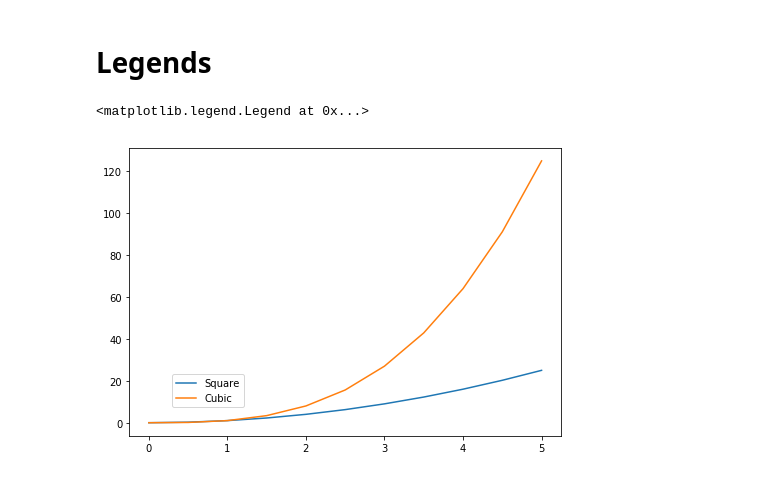
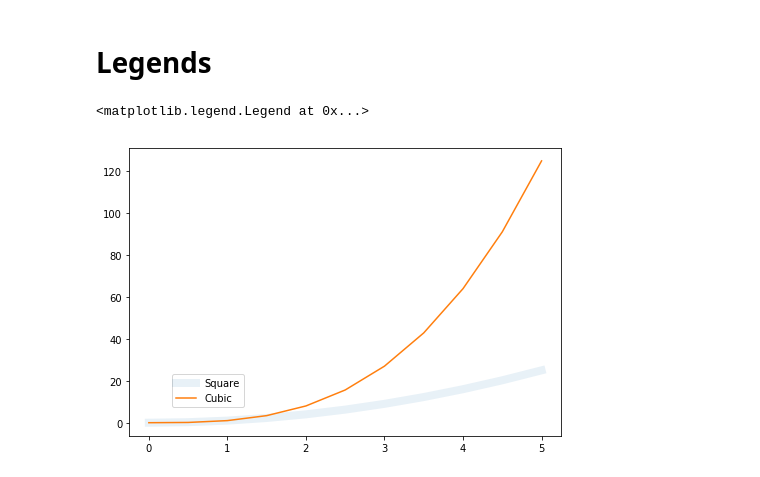
Before and after one commit to btrentini/python_practice, a Jupyter notebook: data_science_bootcamp/#bruno_files/Matplotlib - Part 2 (More Plotting, Axes as Arrays).ipynb, the cells around one changed output. Saved outputs shown, nothing was run; the diff lists cells and outputs as text; code cells hidden in the pictures.

```diff
--- a/data_science_bootcamp/#bruno_files/Matplotlib - Part 2 (More Plotting, Axes as Arrays).ipynb
+++ b/data_science_bootcamp/#bruno_files/Matplotlib - Part 2 (More Plotting, Axes as Arrays).ipynb
@@ -56,12 +56,12 @@ fig.savefig('my_plot.png',dpi=200)
 # %%
 fig = plt.figure()
 
 ax = fig.add_axes([0,0,1,1])
-ax.plot(x,x**2, label='Square')
+ax.plot(x,x**2, label='Square', lw=8, alpha=0.1)
 ax.plot(x,x**3, label='Cubic')
 
 #ax.legend(loc=3)
 ax.legend(loc=(0.1,0.1))
 # %% [output]
 <matplotlib.legend.Legend at 0x...>
-[figure, old version]
+[figure, new version]
```
